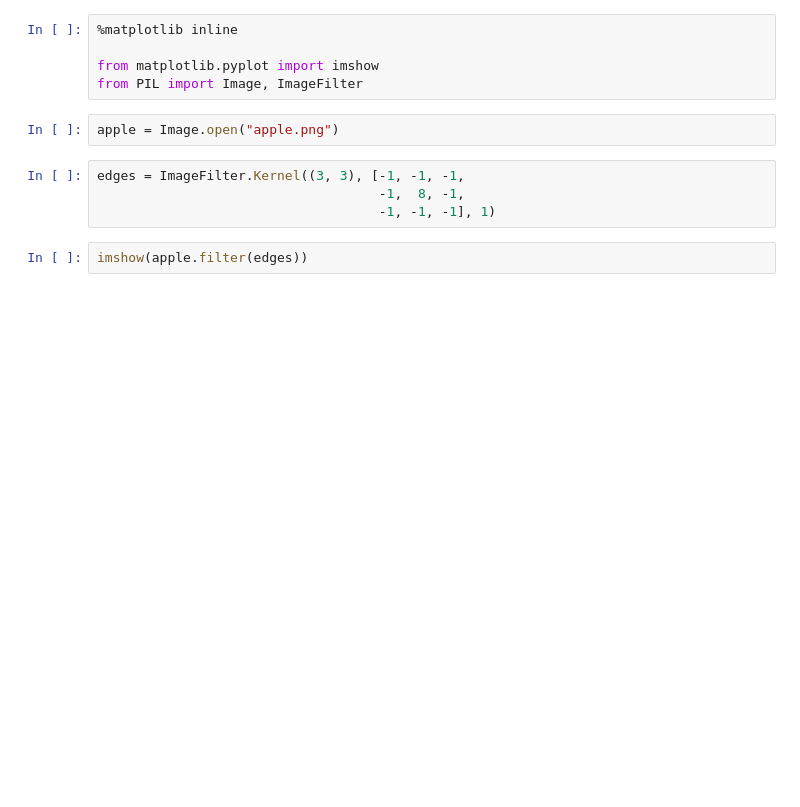
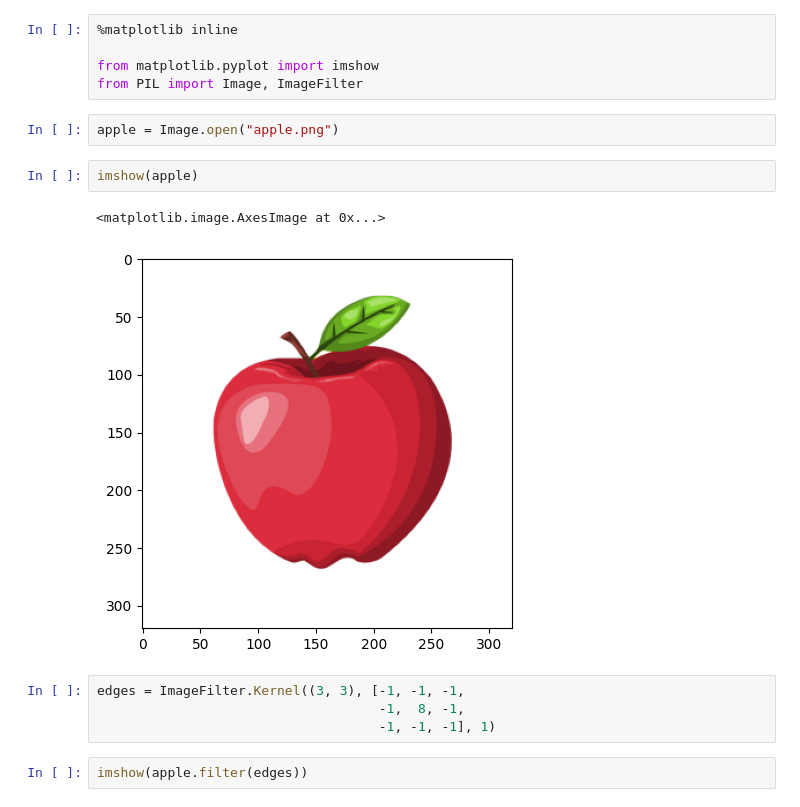
Before and after one commit to jbrun0r/PDI, a Jupyter notebook: kernels.ipynb, the cells around one changed output. Cells and saved outputs as stored; diff of their text form; blank space fills up the shorter version.

```diff
--- a/kernels.ipynb
+++ b/kernels.ipynb
@@ -7,6 +7,11 @@ from matplotlib.pyplot import imshow
 from PIL import Image, ImageFilter
 # %%
 apple = Image.open("apple.png")
+# %%
+imshow(apple)
+# %% [output]
+<matplotlib.image.AxesImage at 0x...>
+[figure, added]
 # %%
 edges = ImageFilter.Kernel((3, 3), [-1, -1, -1,
                                     -1,  8, -1,
```
